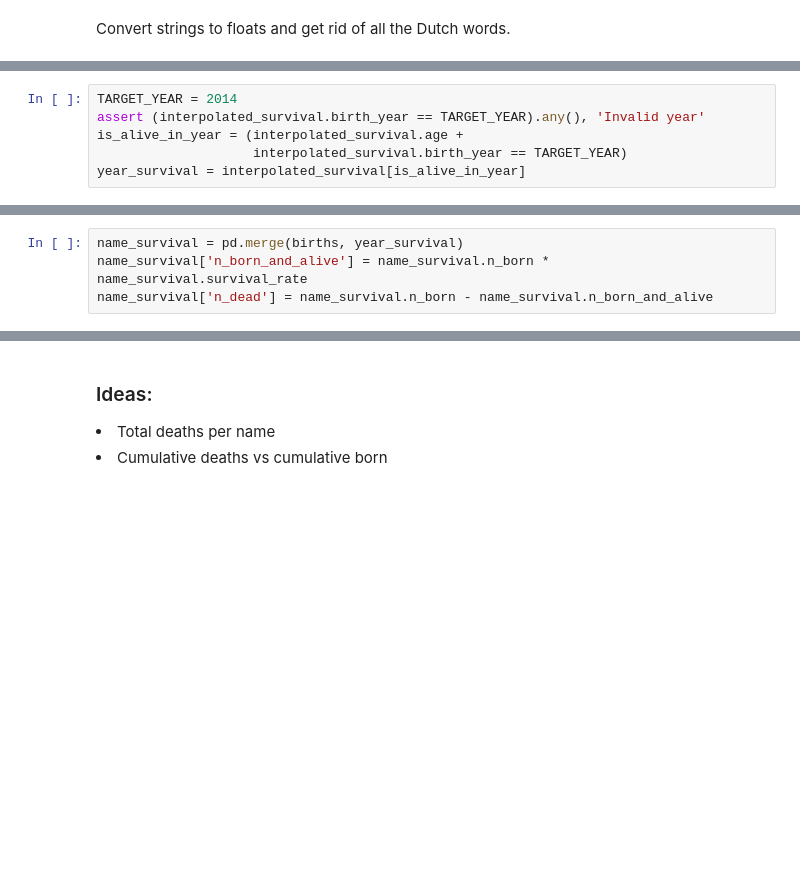
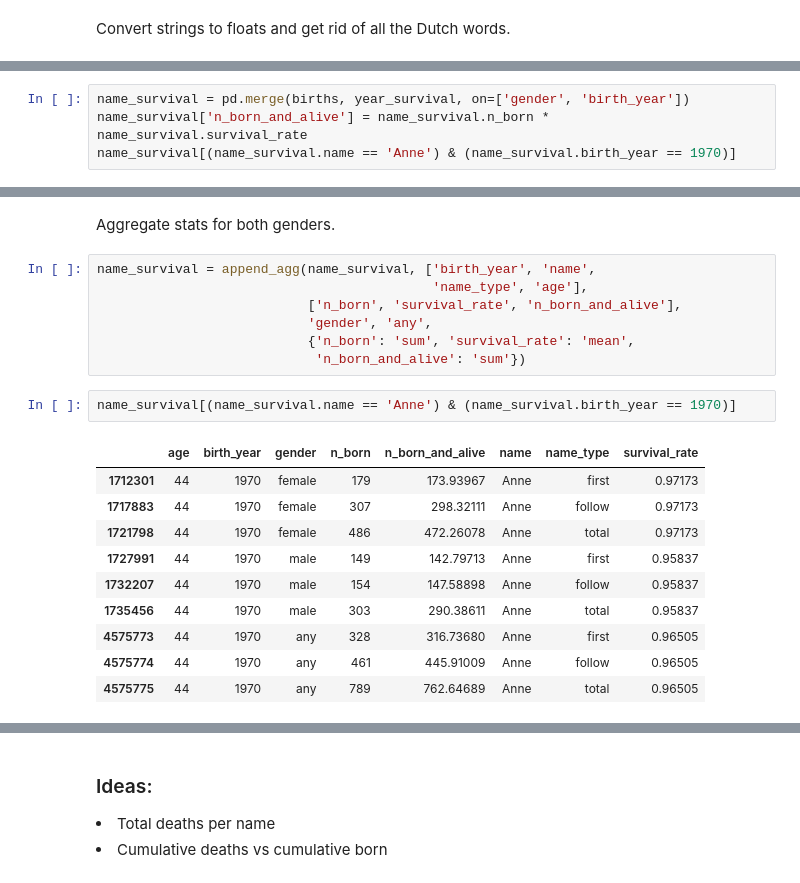
Before and after one commit to hgrif/dutch-names, a Jupyter notebook: Dutch Name Stats.ipynb, the cells around one changed output, grey strips where cells are left out. Cells and saved outputs as stored; diff of their text form; blank space fills up the shorter version.

```diff
--- a/Dutch Name Stats.ipynb
+++ b/Dutch Name Stats.ipynb
@@ -271,6 +434,0 @@ for current_ax in ax:
-# %%
-TARGET_YEAR = 2014
-assert (interpolated_survival.birth_year == TARGET_YEAR).any(), 'Invalid year'
-is_alive_in_year = (interpolated_survival.age +
-                    interpolated_survival.birth_year == TARGET_YEAR)
-year_survival = interpolated_survival[is_alive_in_year]
@@ -281,4 +446,4 @@ year_survival.head()
 # %%
-name_survival = pd.merge(births, year_survival)
+name_survival = pd.merge(births, year_survival, on=['gender', 'birth_year'])
 name_survival['n_born_and_alive'] = name_survival.n_born * name_survival.survival_rate
-name_survival['n_dead'] = name_survival.n_born - name_survival.n_born_and_alive
+name_survival[(name_survival.name == 'Anne') & (name_survival.birth_year == 1970)]
@@ -285 +458,23 @@ name_survival['n_dead'] = name_survival.n_born - name_survival.n_born_and_alive
+# %% [markdown]
+Aggregate stats for both genders.
+# %%
+name_survival = append_agg(name_survival, ['birth_year', 'name',
+                                           'name_type', 'age'],
+                           ['n_born', 'survival_rate', 'n_born_and_alive'],
+                           'gender', 'any',
+                           {'n_born': 'sum', 'survival_rate': 'mean',
+                            'n_born_and_alive': 'sum'})
+# %%
+name_survival[(name_survival.name == 'Anne') & (name_survival.birth_year == 1970)]
+# %% [output]
+|  | age | birth_year | gender | n_born | n_born_and_alive | name | name_type | survival_rate |
+| 1712301 | 44 | 1970 | female | 179 | 173.93967 | Anne | first | 0.97173 |
+| 1717883 | 44 | 1970 | female | 307 | 298.32111 | Anne | follow | 0.97173 |
+| 1721798 | 44 | 1970 | female | 486 | 472.26078 | Anne | total | 0.97173 |
+| 1727991 | 44 | 1970 | male | 149 | 142.79713 | Anne | first | 0.95837 |
+| 1732207 | 44 | 1970 | male | 154 | 147.58898 | Anne | follow | 0.95837 |
+| 1735456 | 44 | 1970 | male | 303 | 290.38611 | Anne | total | 0.95837 |
+| 4575773 | 44 | 1970 | any | 328 | 316.73680 | Anne | first | 0.96505 |
+| 4575774 | 44 | 1970 | any | 461 | 445.91009 | Anne | follow | 0.96505 |
+| 4575775 | 44 | 1970 | any | 789 | 762.64689 | Anne | total | 0.96505 |
 # %%
```
Also changed, not shown: parts of 64 cells of this notebook.
